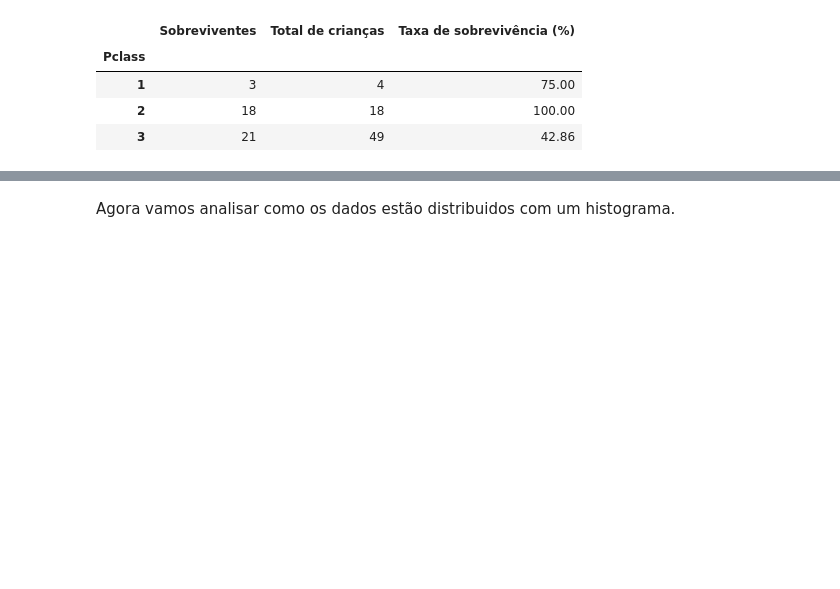
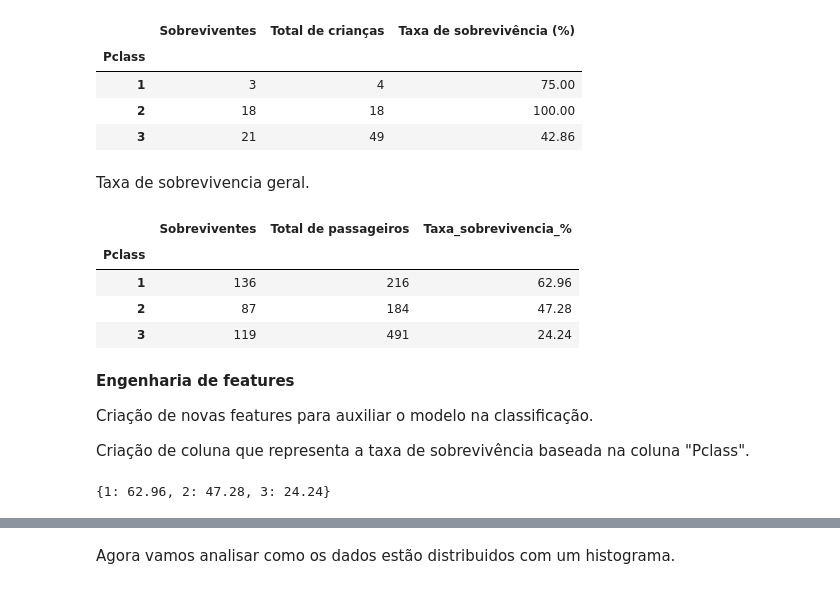
Before and after one commit to DiogoBotton/Python_Data_Analysis, a Jupyter notebook: Titanic_Analysis/titanic.ipynb, the cells around one changed output, grey strips where cells are left out. Drawn from its saved outputs; the diff is of its cells as text; code cells hidden in the pictures; blank space fills up the shorter version.

Commit message:
Tentativa de criação de nova feature para auxiliar modelo na classificação

```diff
--- a/Titanic_Analysis/titanic.ipynb
+++ b/Titanic_Analysis/titanic.ipynb
@@ -231,3 +232,28 @@ summary
 | 1 | 3 | 4 | 75.00 |
 | 2 | 18 | 18 | 100.00 |
 | 3 | 21 | 49 | 42.86 |
+# %% [markdown]
+Taxa de sobrevivencia geral.
+# %%
+survive_rate_summary = df.groupby('Pclass')['Survived'].agg(['sum', 'count'])
+survive_rate_summary['Taxa_sobrevivencia_%'] = round(survive_rate_summary['sum'] / survive_rate_summary['count'] * 100, 2)
+survive_rate_summary = survive_rate_summary.rename(columns={'sum': 'Sobreviventes', 'count': 'Total de passageiros'})
+
+survive_rate_summary
+# %% [output]
+|  | Sobreviventes | Total de passageiros | Taxa_sobrevivencia_% |
+| Pclass |  |  |  |
+| 1 | 136 | 216 | 62.96 |
+| 2 | 87 | 184 | 47.28 |
+| 3 | 119 | 491 | 24.24 |
+# %% [markdown]
+**Engenharia de features**
+
+Criação de novas features para auxiliar o modelo na classificação.
+
+Criação de coluna que representa a taxa de sobrevivência baseada na coluna "Pclass".
+# %%
+survive_rate_dict = survive_rate_summary['Taxa_sobrevivencia_%'].to_dict() # Cria um dicionário onde Pclass é a chave e a taxa de sobrevivência é o valor
+survive_rate_dict
+# %% [output]
+{1: 62.96, 2: 47.28, 3: 24.24}
```
Also changed, not shown: parts of 14 cells of this notebook.
